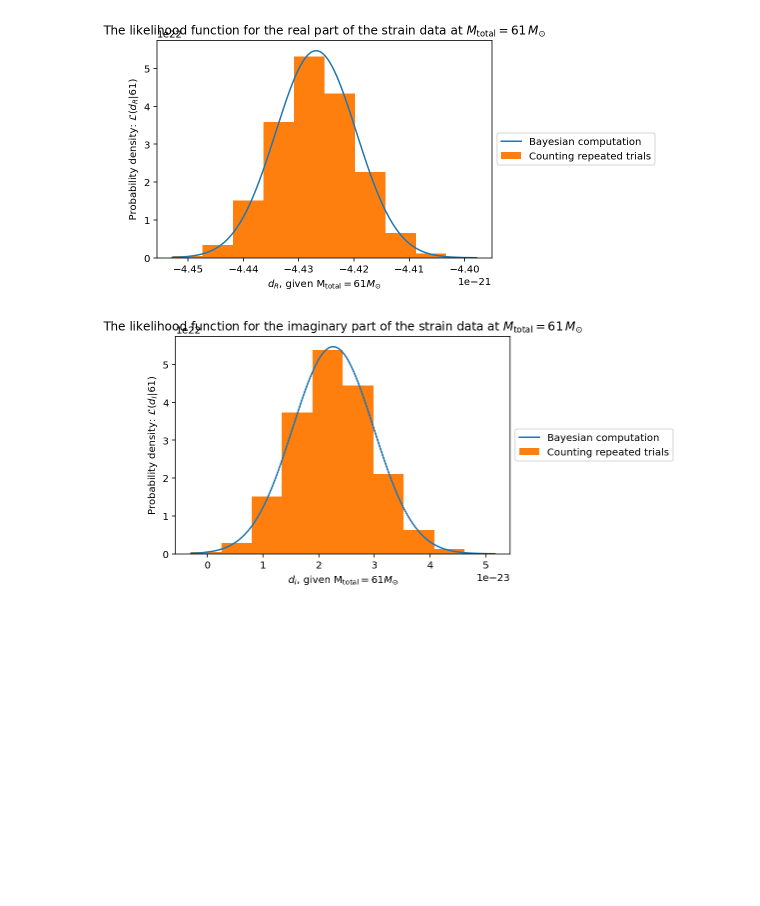
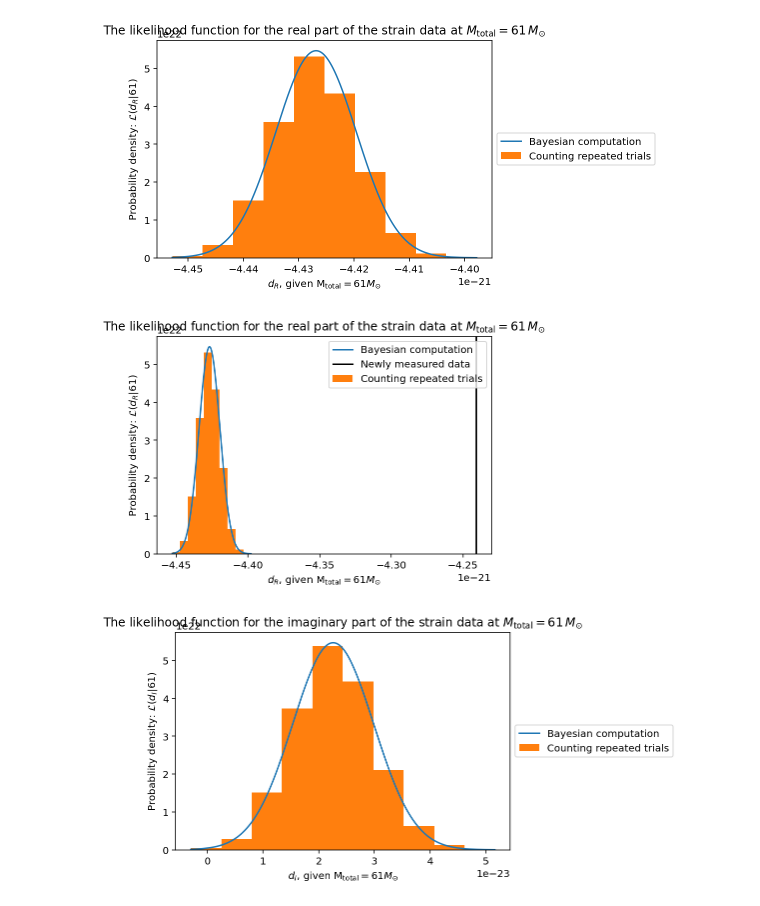
Before and after one commit to rory-smith/Lectures-on-inference-in-GW-astronomy, a Jupyter notebook: GW_inference_in_a_toy_universe_probability_as_counting_and_computation.ipynb, the cells around one changed output. Saved outputs shown, nothing was run; the diff lists cells and outputs as text; code cells hidden in the pictures; blank space fills up the shorter version.

```diff
--- a/GW_inference_in_a_toy_universe_probability_as_counting_and_computation.ipynb
+++ b/GW_inference_in_a_toy_universe_probability_as_counting_and_computation.ipynb
@@ -279,6 +279,22 @@ plt.title("The likelihood function for the real part of the strain data at $M_{\
 plt.show()
 # %% [output]
 [figure]
+# %%
+signal = GW_signal(61)[0]
+
+likelihoods=np.array([lnL_re(_s,signal) for _s in np.sort(np.real(likelihood_table['strain_data']))])
+
+plt.plot(np.sort(np.real(likelihood_table['strain_data'])), np.exp(likelihoods),label='Bayesian computation')
+plt.hist(np.real(likelihood_table['strain_data']),density=True,label='Counting repeated trials')
+plt.axvline(strain_data_new.real,label='Newly measured data',color='black')
+
+plt.xlabel("$d_R$, given M$_{\mathrm{total}} = 61M_{\odot}$")
+plt.ylabel("Probability density: $\mathcal{L}(d_R|61)$")
+plt.legend(loc=1)
+plt.title("The likelihood function for the real part of the strain data at $M_{\mathrm{total}}=61\,M_{\odot}$")
+plt.show()
+# %% [output]
+[figure, added]
 # %%
 signal = GW_signal(61)[0]
 
```
Also changed, not shown: parts of 2 cells of this notebook.
